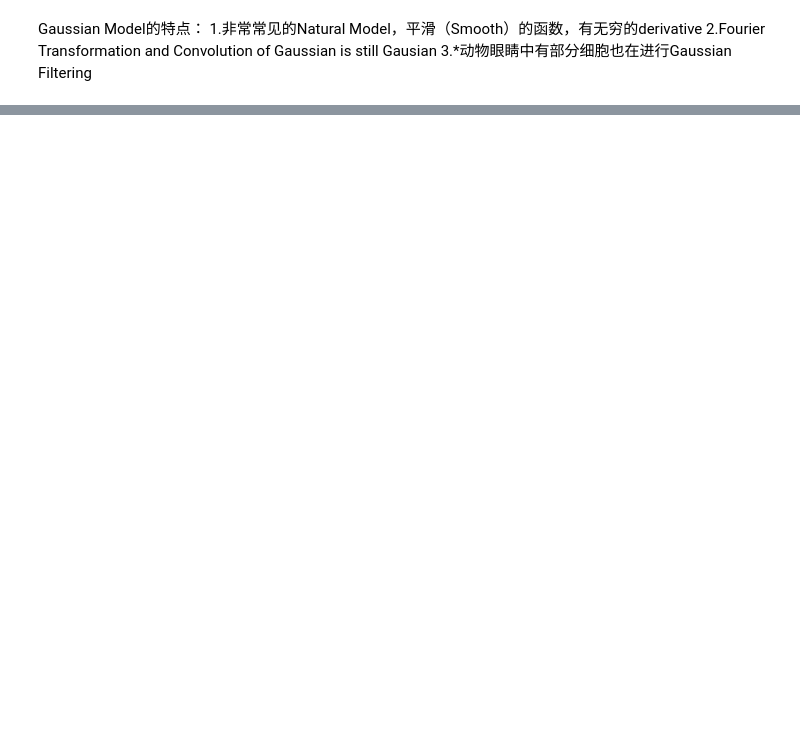
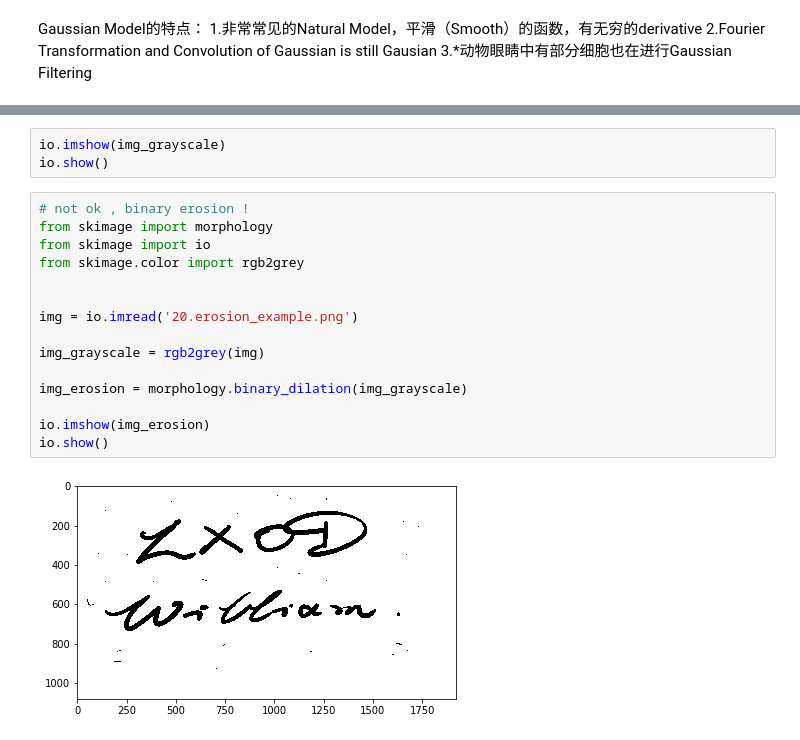
Before and after one commit to williamjiamin/Computer_Vision, a Jupyter notebook: 【乐学偶得出品】【ComputerVision】【Filter】.ipynb, the cells around one changed output, grey strips where cells are left out. Drawn from its saved outputs; the diff is of its cells as text; blank space fills up the shorter version.

```diff
--- a/【乐学偶得出品】【ComputerVision】【Filter】.ipynb
+++ b/【乐学偶得出品】【ComputerVision】【Filter】.ipynb
@@ -251,0 +345,20 @@ Gaussian Model的特点：
+# %%
+io.imshow(img_grayscale)
+io.show()
+# %%
+# not ok , binary erosion !
+from skimage import morphology
+from skimage import io
+from skimage.color import rgb2grey
+
+
+img = io.imread('20.erosion_example.png')
+
+img_grayscale = rgb2grey(img)
+
+img_erosion = morphology.binary_dilation(img_grayscale)
+
+io.imshow(img_erosion)
+io.show()
+# %% [output]
+[figure, added]
```
Also changed, not shown: parts of 17 cells of this notebook, 1 other file.
